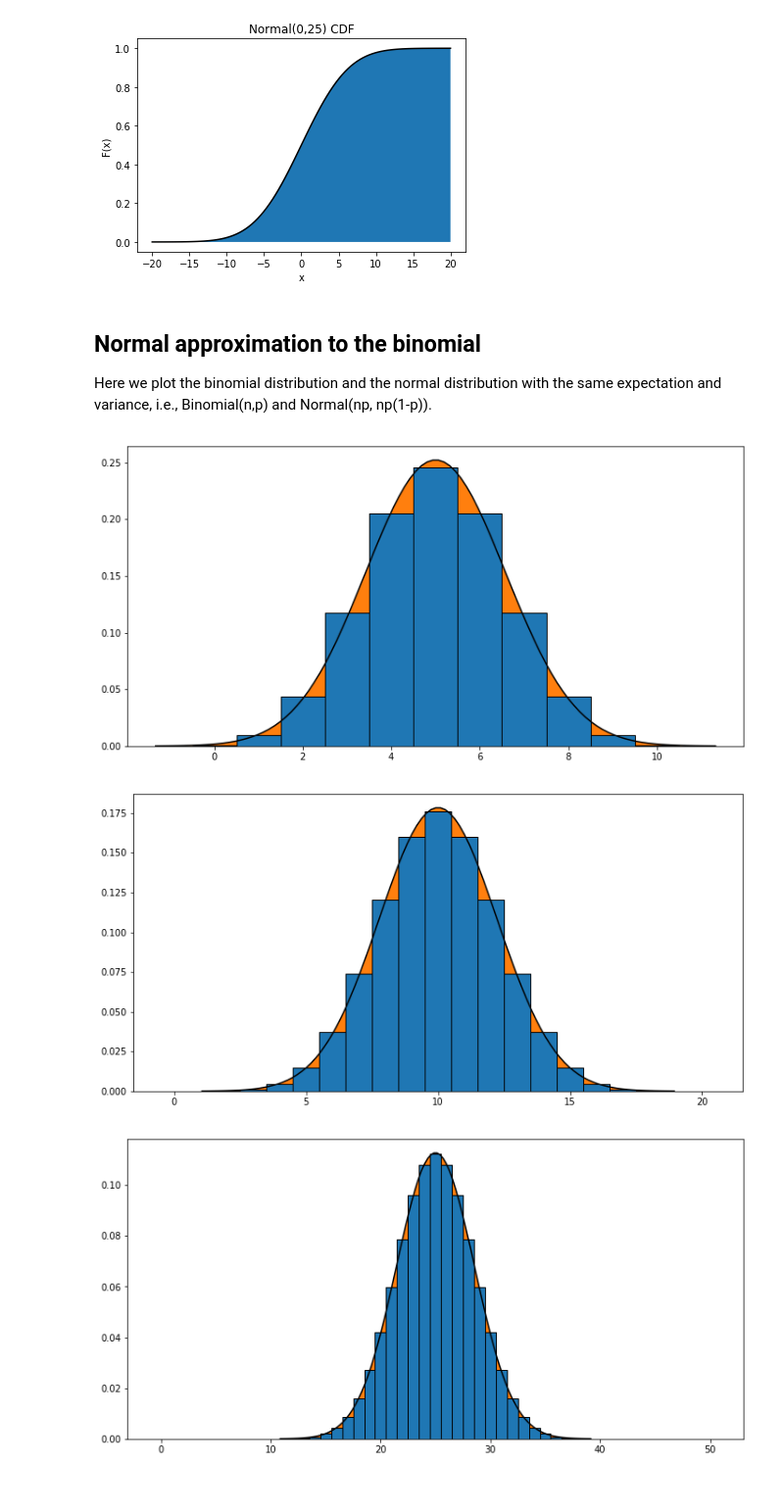
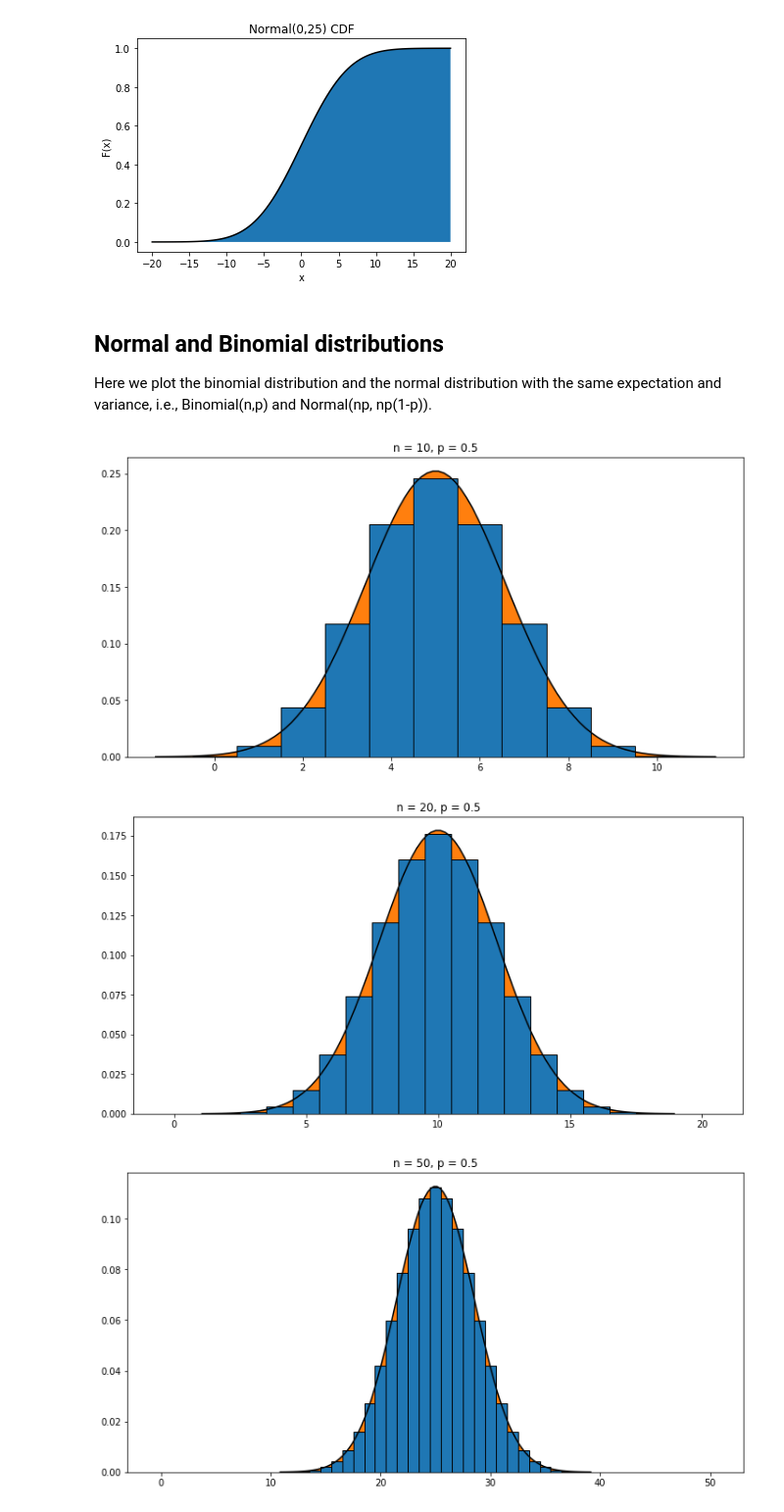
Before and after one commit to alinaene/classdemos, a Jupyter notebook: pdf-cdf-plots.ipynb, the cells around one changed output. Shown at 98% size. Saved outputs shown, nothing was run; the diff lists cells and outputs as text; code cells hidden in the pictures.

```diff
--- a/pdf-cdf-plots.ipynb
+++ b/pdf-cdf-plots.ipynb
@@ -365,34 +441,45 @@ plot_normal_cdf(0, 5*5)
 [figure]
 [figure]
 # %% [markdown]
-## Normal approximation to the binomial
+## Normal and Binomial distributions
 
 Here we plot the binomial distribution and the normal distribution with the same expectation and variance, i.e., Binomial(n,p) and Normal(np, np(1-p)).
 # %%
 def plot_binomial_normal(n, p, limit=4):
     mu = n*p
     var = n*p*(1-p)
     sigma = var**0.5
 
     # make the figure larger
     plt.figure(figsize=(12,6))
 
     # plot the binomial pdf
     bin_values = [i for i in range(n + 1)]
     bin_pdf = [binomial_pdf_evaluate(n, p, i) for i in bin_values]
     plt.bar(bin_values, bin_pdf, width=1.0,edgecolor='black')
 
     # plot the normal pdf
     norm_values = np.linspace(mu-sigma*limit,mu+sigma*limit,100)
     norm_pdf = [normal_pdf_evaluate(mu,var,x) for x in norm_values]
     plt.fill_between(norm_values, norm_pdf, interpolate=True)
     plt.plot(norm_values, norm_pdf, color='k')
 
+    plt.title("n = " + str(n) + ", p = " + str(p))
+    plt.show()
+
 plot_binomial_normal(10, 0.5)
 plot_binomial_normal(20, 0.5)
 plot_binomial_normal(50, 0.5)
 plot_binomial_normal(100, 0.5)
+plot_binomial_normal(10, 0.75)
+plot_binomial_normal(20, 0.75)
+plot_binomial_normal(50, 0.75)
+plot_binomial_normal(100, 0.75)
+plot_binomial_normal(10, 0.25)
+plot_binomial_normal(20, 0.25)
+plot_binomial_normal(50, 0.25)
+plot_binomial_normal(100, 0.25)
 # %% [output]
-[figure, old version]
+[figure, new version]
-[figure, old version]
+[figure, new version]
-[figure, old version]
+[figure, new version]
```
Also changed, not shown: parts of 12 cells of this notebook, 5 other files.
